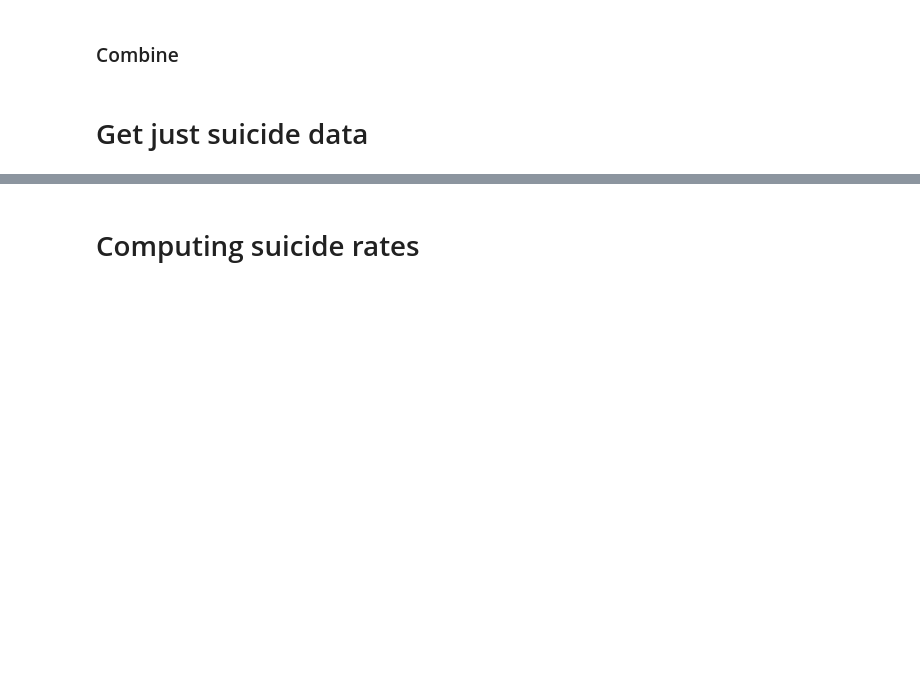
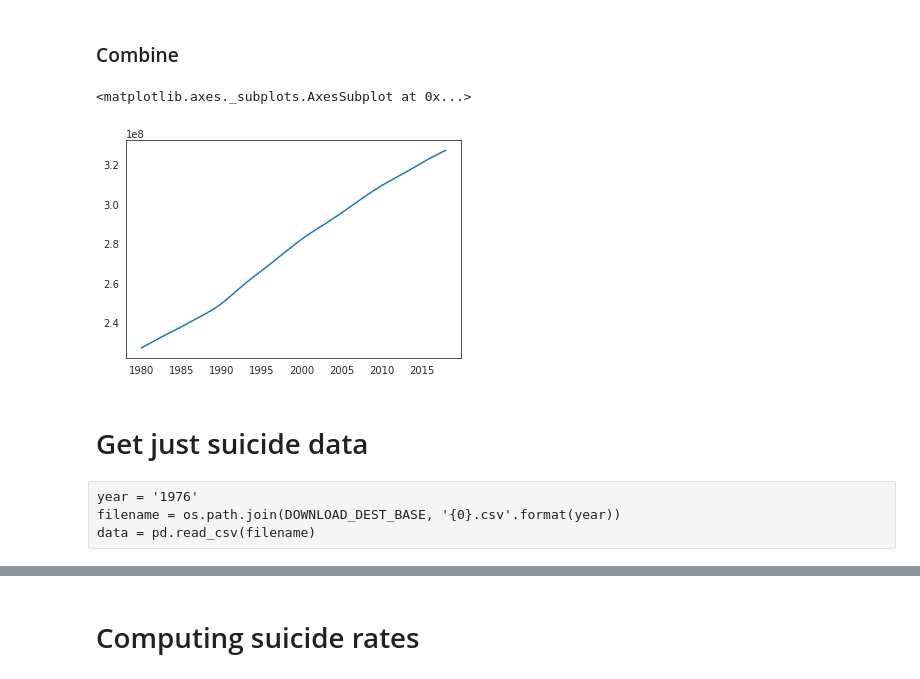
Before and after one commit to basilhalperin/school_suicide, a Jupyter notebook: School suicide analysis.ipynb, the cells around one changed output, grey strips where cells are left out. Drawn from its saved outputs; the diff is of its cells as text; code cells hidden in the pictures; blank space fills up the shorter version.

```diff
--- a/School suicide analysis.ipynb
+++ b/School suicide analysis.ipynb
@@ -225,0 +306,15 @@ Loading other_data\pop_data_2000_total.csv
+# %%
+# Source: https://www.census.gov/data/datasets/time-series/demo/popest/1980s-national.html
+# Documentation: https://www2.census.gov/programs-surveys/popest/technical-documentation/file-layouts/1980-1990/nat-detail-layout.txt
+POP_DATA_URLS_1980s = {
+    1980: 'https://www2.census.gov/programs-surveys/popest/datasets/1980-1990/national/asrh/e8081rqi.zip',
+    1981: 'https://www2.census.gov/programs-surveys/popest/datasets/1980-1990/national/asrh/e8182rqi.zip',
+    1982: 'https://www2.census.gov/programs-surveys/popest/datasets/1980-1990/national/asrh/e8283rqi.zip',
+    1983: 'https://www2.census.gov/programs-surveys/popest/datasets/1980-1990/national/asrh/e8384rqi.zip',
+    1984: 'https://www2.census.gov/programs-surveys/popest/datasets/1980-1990/national/asrh/e8485rqi.zip',
+    1985: 'https://www2.census.gov/programs-surveys/popest/datasets/1980-1990/national/asrh/e8586rqi.zip',
+    1986: 'https://www2.census.gov/programs-surveys/popest/datasets/1980-1990/national/asrh/e8687rqi.zip',
+    1987: 'https://www2.census.gov/programs-surveys/popest/datasets/1980-1990/national/asrh/e8788rqi.zip',
+    1988: 'https://www2.census.gov/programs-surveys/popest/datasets/1980-1990/national/asrh/e8889rqi.zip',
+    1989: 'https://www2.census.gov/programs-surveys/popest/datasets/1980-1990/national/asrh/e8990rqi.zip',
+}
@@ -225,0 +405,23 @@ Loading other_data\pop_data_2000_total.csv
+# %%
+def load_pop_data_1980(pop_data_urls_1980s=POP_DATA_URLS_1980s, other_data_dest_base=OTHER_DATA_DEST_BASE):
+    total_filename = os.path.join(other_data_dest_base, 'pop_data_1980_total.csv')
+    male_filename = os.path.join(other_data_dest_base, 'pop_data_1980_male.csv')
+    female_filename = os.path.join(other_data_dest_base, 'pop_data_1980_female.csv')
+
+    if os.path.exists(total_filename):
+        print "Loading", total_filename
+        pop_data_1980_total = pd.read_csv(total_filename, index_col=0)
+        pop_data_1980_total.columns = [int(x) for x in pop_data_1980_total.columns if x != 'total'] + ['total']
+    else:
+        print "Downloading 1990-1999 population data"
+        pop_data_1980_total, males, females = download_1980_pop_data(pop_data_urls_1980s, other_data_dest_base)
+
+        pop_data_1980_total.to_csv(total_filename)
+        males.to_csv(male_filename)
+        females.to_csv(female_filename)
+
+        print "Saved", total_filename
+
+    return pop_data_1980_total
+# %%
+pop_data_1980 = load_pop_data_1980()
@@ -236,8 +440,8 @@ Loading other_data\pop_data_2000_total.csv
 dict_of_pop_data = {
     '2010-2017': pop_data_2010,
     '2000-2009': pop_data_2000.loc[2000:2009],
-    #'1990-1999': None,
-    #'1980-1989': None,
+    '1990-1999': pop_data_1990,
+    '1980-1989': pop_data_1980,
     #'<1980': None,
 }
 # %%
@@ -246,5 +450,11 @@ pop_data = pop_data.fillna(0)
 pop_data = pop_data.sort_index()
 
 clear_output() # stupid warning
+# %%
+# Sanity check
+pop_data['total'].plot()
+# %% [output]
+<matplotlib.axes._subplots.AxesSubplot at 0x...>
+[figure, added]
 # %% [markdown]
 # Get just suicide data
@@ -256,3 +464,7 @@ CLEAN_DATA_BASE = 'cleaned_data'
 if not os.path.exists(CLEAN_DATA_BASE):
     os.makedirs(CLEAN_DATA_BASE)
     print "Created", CLEAN_DATA_BASE
+# %% [raw]
+year = '1976'
+filename = os.path.join(DOWNLOAD_DEST_BASE, '{0}.csv'.format(year))
+data = pd.read_csv(filename)
```
Also changed, not shown: parts of 35 cells of this notebook.
